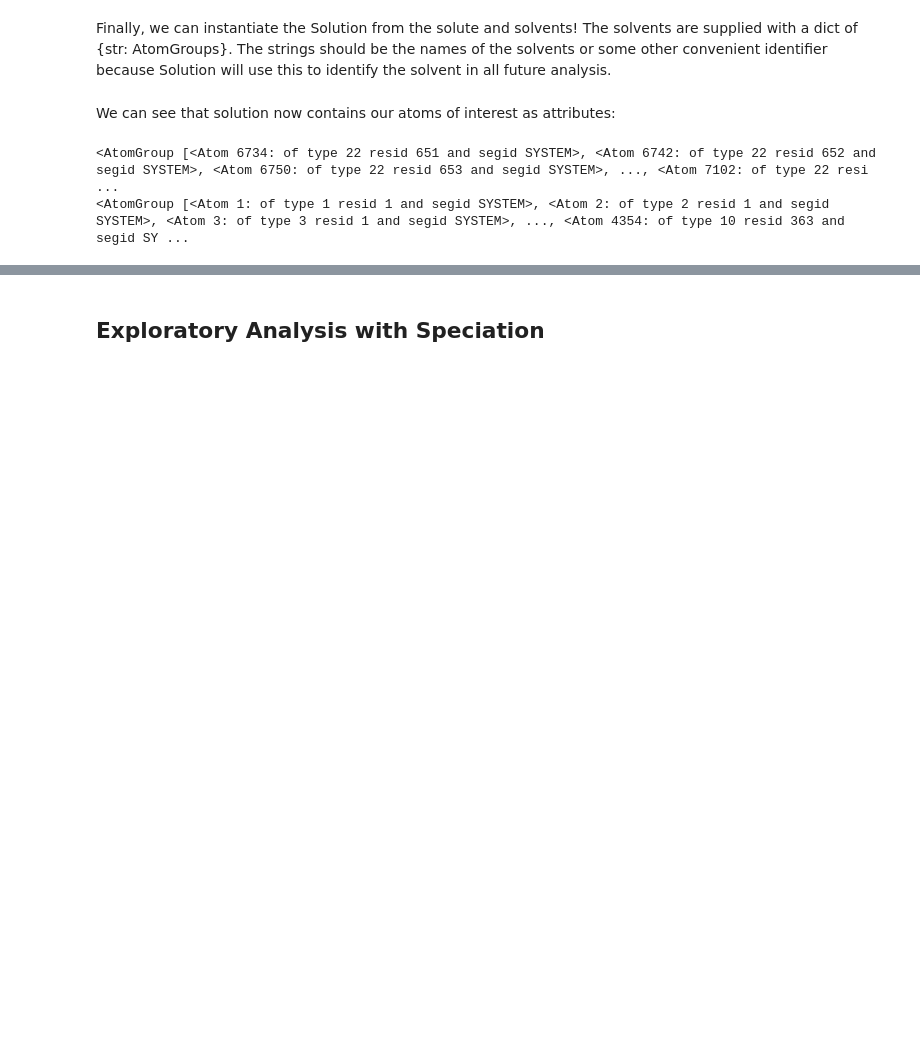
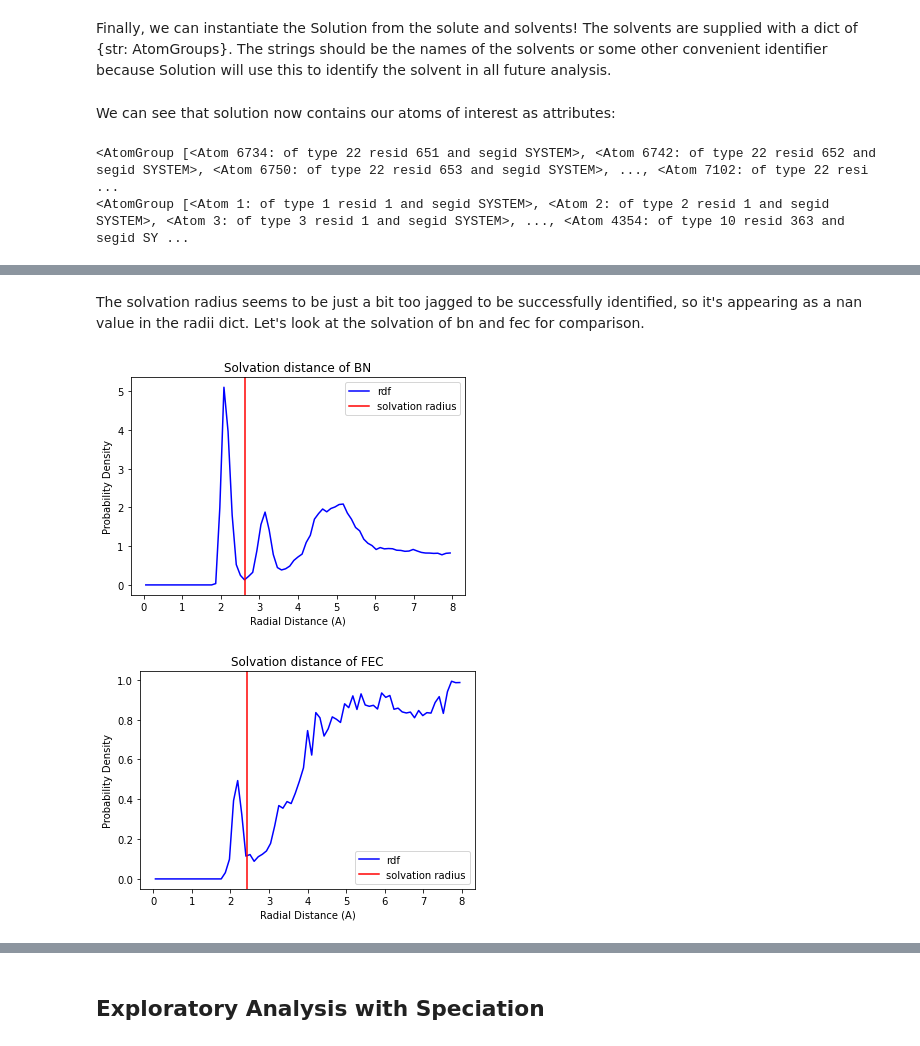
Before and after one commit to MDAnalysis/solvation-analysis, a Jupyter notebook: tutorials/tutorial.ipynb, the cells around one changed output, grey strips where cells are left out. Cells and saved outputs as stored; diff of their text form; code cells hidden in the pictures; blank space fills up the shorter version.

```diff
--- a/tutorials/tutorial.ipynb
+++ b/tutorials/tutorial.ipynb
@@ -85,0 +85,10 @@ further analysis. These will be discussed later in the tutorial.
+# %% [markdown]
+The solvation radius seems to be just a bit too jagged to be successfully identified, so it's appearing as a nan value in the radii dict. Let's look at the solvation of bn and fec for comparison.
+# %%
+# plot the BN and FEC RDFs
+solution.plot_solvation_radius('BN')
+solution.plot_solvation_radius('FEC')
+plt.show()
+# %% [output]
+[figure, added]
+[figure, added]
```
Also changed, not shown: parts of 37 cells of this notebook.
